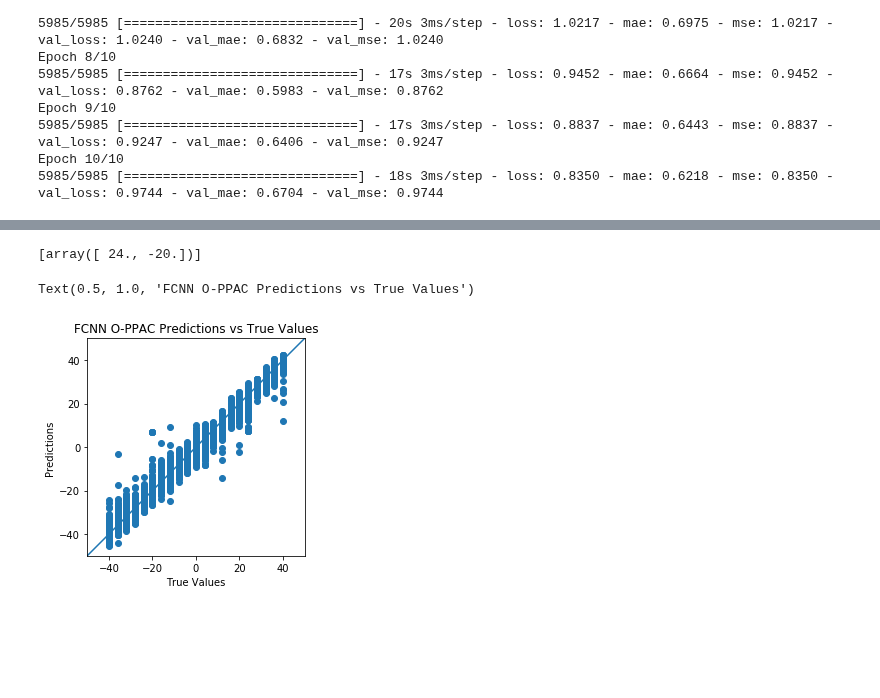
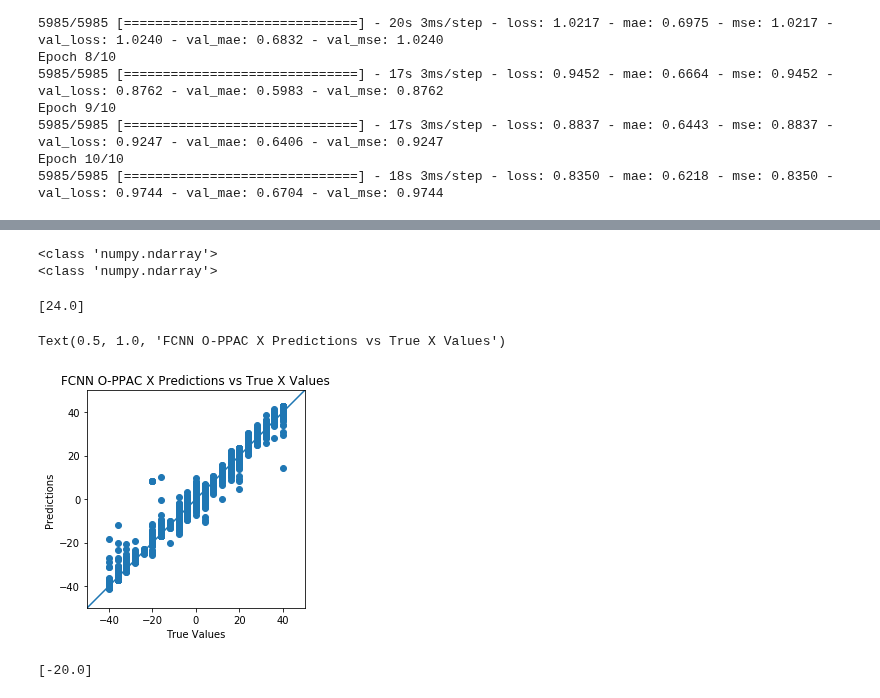
Before and after one commit to krober4771/O-PPAC-REU-2020, a Jupyter notebook: O-PPAC first neural network.ipynb, the cells around one changed output, grey strips where cells are left out. Cells and saved outputs as stored; diff of their text form; code cells hidden in the pictures; blank space fills up the shorter version.

```diff
--- a/O-PPAC first neural network.ipynb
+++ b/O-PPAC first neural network.ipynb
@@ -174,23 +174,46 @@ result = FCNN_model.evaluate(test_data, test_labels, verbose=2)
 # %%
 predictions = FCNN_model.predict(test_data)
+# %%
+x_pred = predictions[:,0]
+y_pred = predictions[:,1]
+
+print(type(x_pred))
+print(type(x_test))
+
+x_test1 = [i[0] for i in test_labels]
+y_test1 = [i[1] for i in test_labels]
+
+x_test = np.array(x_test1)
+y_test = np.array(y_test1)
+# %% [output]
+<class 'numpy.ndarray'>
+<class 'numpy.ndarray'>
 # %%
-new_labels = []
-for i in range(test_labels.shape[0]):
-    new_labels.append([test_labels[i]])
-np.array(new_labels)
-new_labels[2]
+new_x_labels = []
+for i in range(x_test.shape[0]):
+    new_x_labels.append([x_test[i]])
+np.array(new_x_labels)
+new_x_labels[2]
 # %% [output]
-[array([ 24., -20.])]
+[24.0]
 # %%
 a = plt.axes(aspect='equal')
-plt.scatter(test_labels, predictions)
+plt.scatter(new_x_labels, x_pred)
 plt.xlabel('True Values')
 plt.ylabel('Predictions')
 lims = [-50, 50]
 plt.xlim(lims)
 plt.ylim(lims)
 _ = plt.plot(lims, lims)
-plt.title("FCNN O-PPAC Predictions vs True Values")
+plt.title("FCNN O-PPAC X Predictions vs True X Values")
 # %% [output]
-Text(0.5, 1.0, 'FCNN O-PPAC Predictions vs True Values')
+Text(0.5, 1.0, 'FCNN O-PPAC X Predictions vs True X Values')
-[figure, old version]
+[figure, new version]
+# %%
+new_y_labels = []
+for i in range(y_test.shape[0]):
+    new_y_labels.append([y_test[i]])
+np.array(new_y_labels)
+new_y_labels[2]
+# %% [output]
+[-20.0]
```
Also changed, not shown: parts of 4 cells of this notebook.
